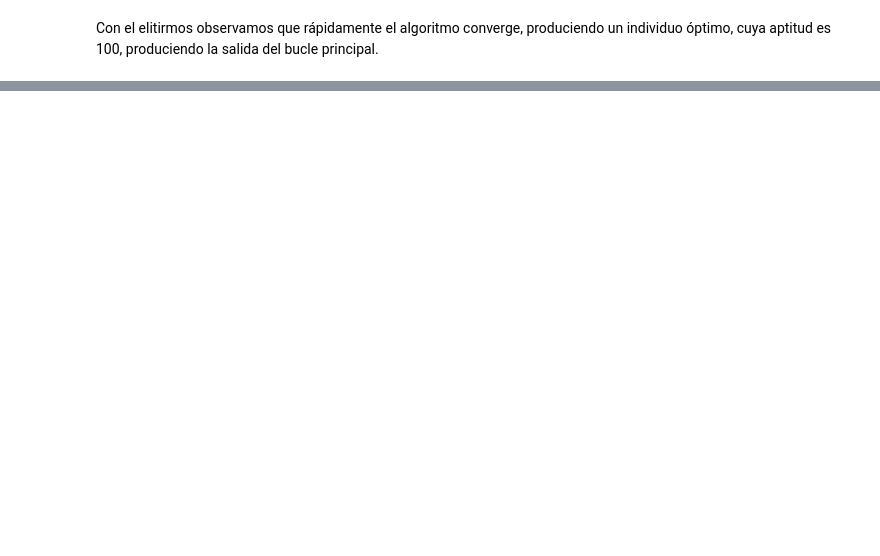
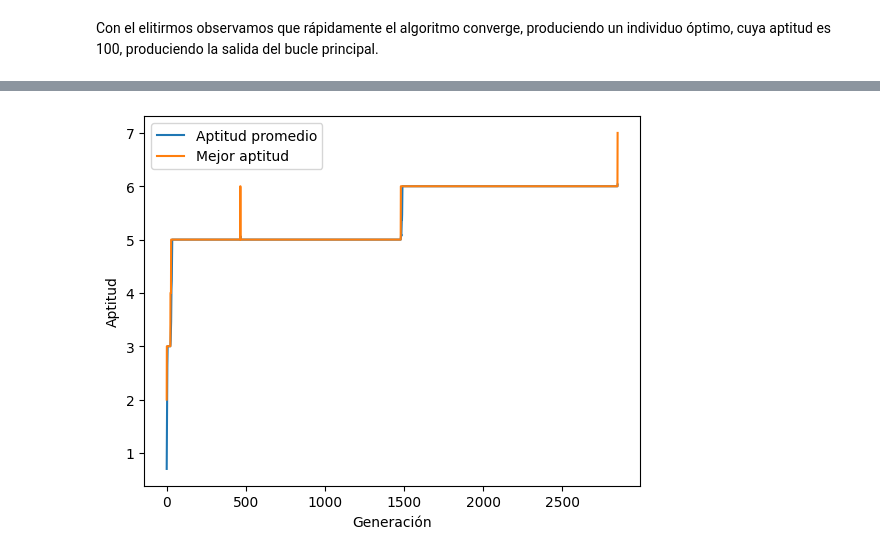
Before and after one commit to Apriea04/ComputacionNeuronalEvolutiva, a Jupyter notebook: Cadenas/Práctica.ipynb, the cells around one changed output, grey strips where cells are left out. Cells and saved outputs as stored; diff of their text form; code cells hidden in the pictures; blank space fills up the shorter version.

Commit message:
Hacer ejercicios de Cadenas

```diff
--- a/Cadenas/Práctica.ipynb
+++ b/Cadenas/Práctica.ipynb
@@ -265,0 +403,78 @@ Con el elitirmos observamos que rápidamente el algoritmo converge, produciendo
+# %%
+# Función aptitud para subcadenas 25
+def aptitud_cadenas_25(individuo, mejora: bool = False) -> int:
+    """Cuantas más subcadenas 25 tenga individuo, mayor será su aptitud."""
+    total_cadenas = 0
+    for i in range(len(individuo)-1):
+        #Si nos encontramos con un 2 nos preocupamos
+        if individuo[i] == 2:
+            #Si el siguiente es un 5, tenemos una cadena 25
+            if individuo[i+1] == 5:
+                if not mejora:
+                    total_cadenas += 1
+                else:
+                    total_cadenas += 10
+        #para mejorar algo el algoritmo, premiamos que haya 2s y 5s
+        if mejora:
+            if individuo[i] == 5 or individuo[i] == 2:
+                    total_cadenas += 2
+
+    return total_cadenas
+# %%
+# Creamos la población entre L y 2L. Por ejemplo, 30 individuos de 20 genes cada uno. Estos genes serán 0-9.
+INDIVIDUOS = 30
+GENES = 15
+poblacion = np.random.choice(range(10), size=(INDIVIDUOS, GENES))
+
+aptitudes = [aptitud_cadenas_25(individuo) for individuo in poblacion]
+aptitud_promedio = []
+mejor_aptitud_actual = max(aptitudes)
+mejores_aptitudes = []
+
+max_iteraciones = 9000
+
+while mejor_aptitud_actual != 7 and len(mejores_aptitudes) < max_iteraciones:
+    nueva_generacion = []
+    while len(nueva_generacion) < INDIVIDUOS:
+        padres = seleccionar_ruleta(poblacion, 2, aptitud_cadenas_25)
+        hijos = crossover(padres, tipo=2, probabilidad=0.7)
+
+        for hijo in hijos:
+            nueva_generacion.append(hijo)
+
+    # Mutamos aleatoriamente
+    mutar_treses(nueva_generacion, 0.7, 15)
+
+    # Aplicamos el elitismo
+    nueva_generacion = seleccion_elitista(
+        np.vstack([poblacion, nueva_generacion]), INDIVIDUOS, aptitud_cadenas_25
+    )
+
+    aptitudes = [aptitud_cadenas_25(individuo) for individuo in nueva_generacion]
+    mejor_aptitud_actual = np.max(aptitudes)
+    mejores_aptitudes.append(mejor_aptitud_actual)
+    aptitud_promedio.append(np.mean(aptitudes))
+    poblacion = nueva_generacion
+
+    if len(mejores_aptitudes) % 100 == 0:
+        print(
+            f"Generación {len(mejores_aptitudes)} Mejor aptitud {mejor_aptitud_actual}, aptitud promedio {aptitud_promedio[-1]}"
+        )
+
+# Usar matplotlib para graficar la aptitud promedio y la mejor aptitud
+import matplotlib.pyplot as plt
+
+plt.plot(aptitud_promedio, label="Aptitud promedio")
+plt.plot(mejores_aptitudes, label="Mejor aptitud")
+plt.xlabel("Generación")
+plt.ylabel("Aptitud")
+plt.legend()
+plt.show()
+
+# imprimir el mejor individuo
+mejor_individuo = poblacion[
+    np.argmax([aptitud_cadenas_25(individuo) for individuo in poblacion])
+]
+print(mejor_individuo)
+print(aptitud_cadenas_25(mejor_individuo))
+# %% [output]
@@ -265,0 +498 @@ Con el elitirmos observamos que rápidamente el algoritmo converge, produciendo
+[figure, added]
```
Also changed, not shown: parts of 18 cells of this notebook.
